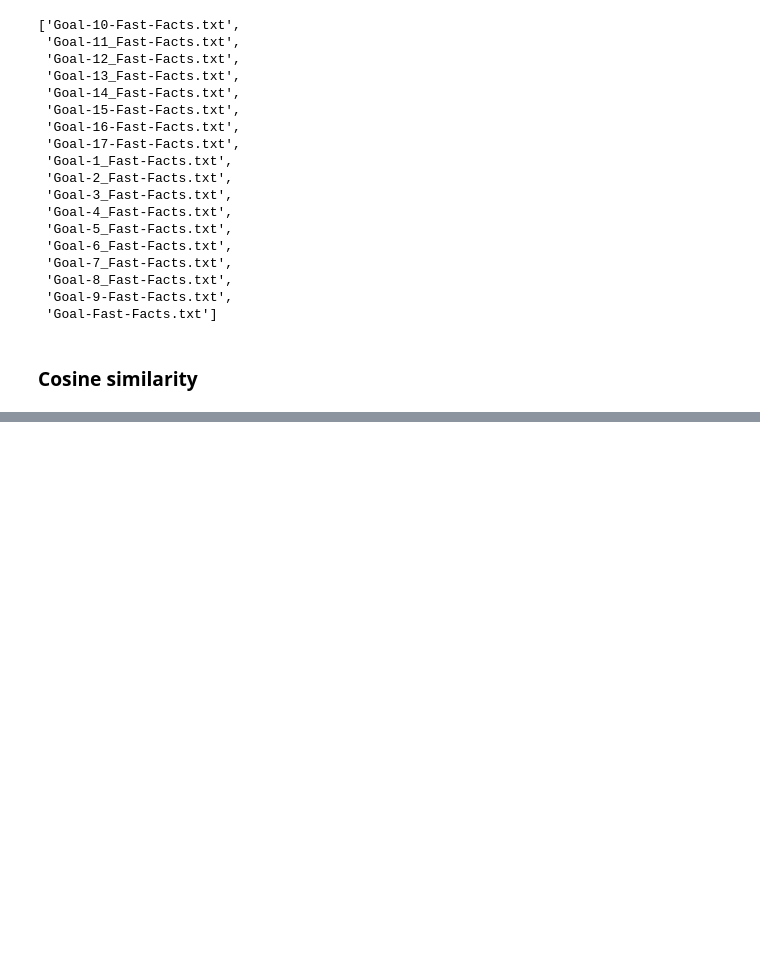
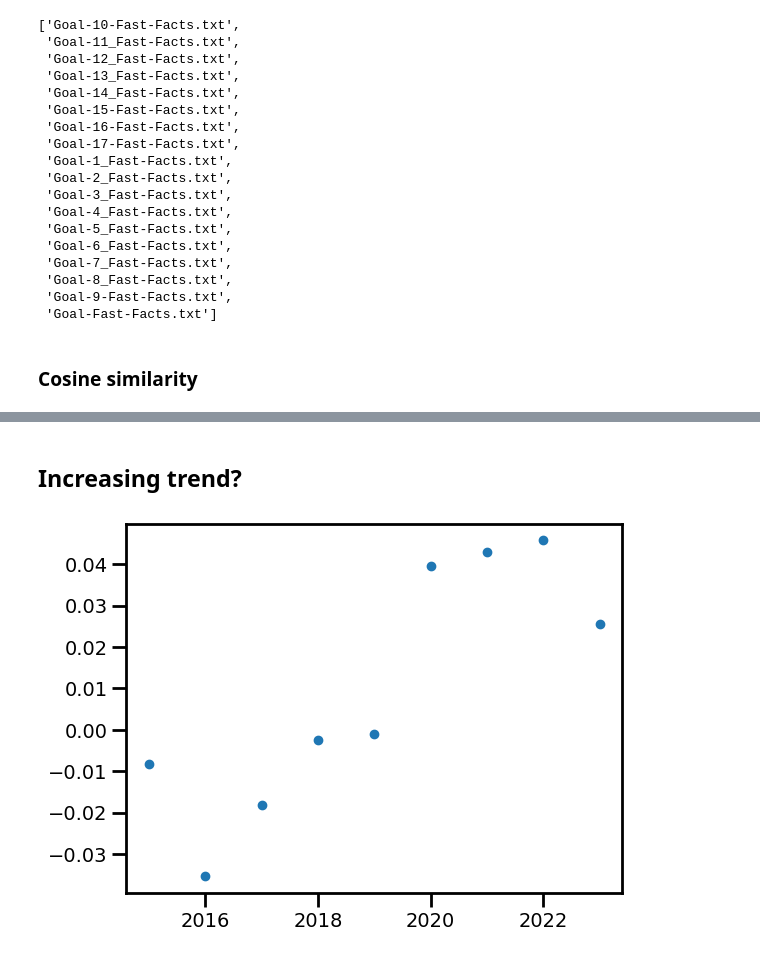
Before and after one commit to fabiosaracco/sdg_repos_advanced, a Jupyter notebook: 1_0_mean_vec.ipynb, the cells around one changed output, grey strips where cells are left out. Cells and saved outputs as stored; diff of their text form; code cells hidden in the pictures; blank space fills up the shorter version.

Commit message:
it seems that no clear trend is present

```diff
--- a/1_0_mean_vec.ipynb
+++ b/1_0_mean_vec.ipynb
@@ -331,0 +345,18 @@ np.mean(pca_cos_sims), np.std(pca_cos_sims)
+# %% [markdown]
+## Increasing trend?
+# %%
+years=np.unique([vecfile[:4] for vecfile in vecfiles])
+# %%
+cos_sim_year={}
+for vecfile in tqdm(vecfiles):
+    year=vecfile[:4]
+    if year not in cos_sim_year.keys():
+        cos_sim_year[year]=[]
+    vec=np.genfromtxt(PCA_CENTR_VECTOR_FOLDER+vecfile)
+    cos_sim=float(util.cos_sim(goalvecs[-1], vec))
+    cos_sim_year[year].append(cos_sim)
+# %%
+plt.scatter(np.arange(2015, 2024), [np.mean(cos_sim_year[year]) for year in years])
+plt.show()
+# %% [output]
+[figure, added]
```
Also changed, not shown: parts of 12 cells of this notebook.
